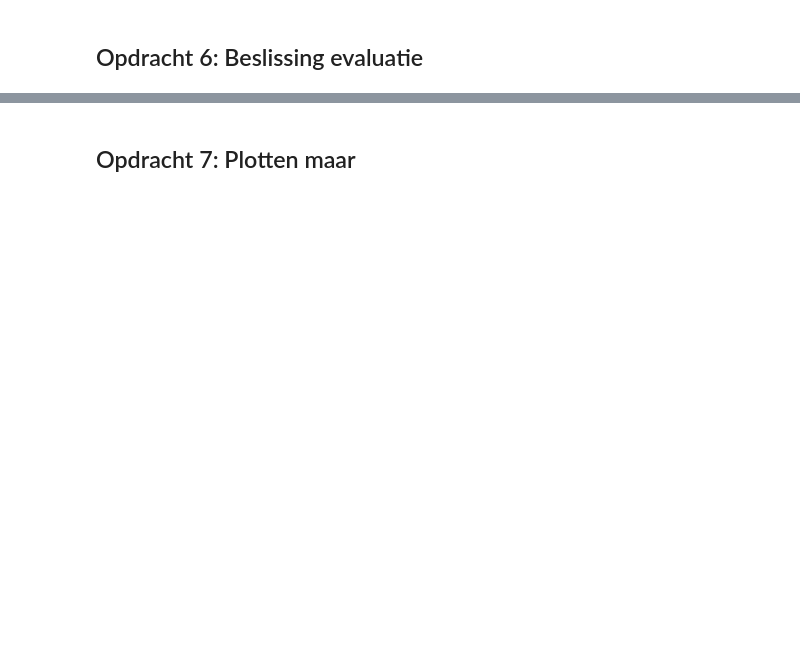
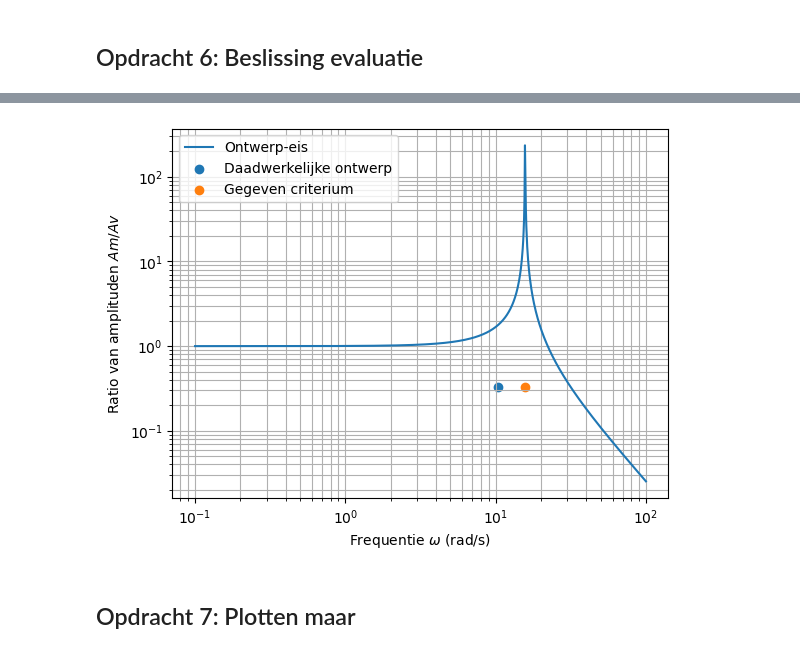
Before and after one commit to Tetras49/opdrachten-DEF-D, a Jupyter notebook: FysiekeOntwerpopdrachten/5MaakEenOpstellingTrillingsvrij/Ontwerpopdracht5MaakEenOpstellingTrillingsvrijInvulTemplate.ipynb, the cells around one changed output, grey strips where cells are left out. Drawn from its saved outputs; the diff is of its cells as text; code cells hidden in the pictures; blank space fills up the shorter version.

```diff
--- a/FysiekeOntwerpopdrachten/5MaakEenOpstellingTrillingsvrij/Ontwerpopdracht5MaakEenOpstellingTrillingsvrijInvulTemplate.ipynb
+++ b/FysiekeOntwerpopdrachten/5MaakEenOpstellingTrillingsvrij/Ontwerpopdracht5MaakEenOpstellingTrillingsvrijInvulTemplate.ipynb
@@ -108,6 +153,21 @@ Deze grafiek heb je later weer nodig om je gemeten punten aan toe te voegen. Ga
 Als je hier negatief geantwoord hebt, kopieer onder deze cel dan alle cellen van Synthese tot en met Evaluation & decision en doorloop dat deel van het ontwerp proces nogmaals.
 # %%
 # Voeg hier je plot in.
+delta_x_ontwerp=0.09
+omega_0_ontwerp=np.sqrt(9.81/delta_x_ontwerp)
+omega=np.logspace(-1,2,1000) # maak waarden voor de x as
+Am_Av_ratio = np.abs(1/(1-(omega/omega_0)**2)) # absoluut omdat anders de log een error geeft
+plt.figure()
+plt.loglog(omega,Am_Av_ratio, label="Ontwerp-eis")
+plt.scatter(omega_0_ontwerp,1/3, label="Daadwerkelijke ontwerp")
+plt.scatter(omega_0,1/3, label = "Gegeven criterium") #dit is de eis
+plt.xlabel("Frequentie $\omega$ (rad/s)" )
+plt.ylabel("Ratio van amplituden $Am/Av$" )
+plt.grid(True, which="both")
+plt.legend()
+plt.show()
+# %% [output]
+[figure, added]
 # %% [markdown]
 ## Opdracht 7: Plotten maar
 # %%
```
Also changed, not shown: parts of 19 cells of this notebook.
